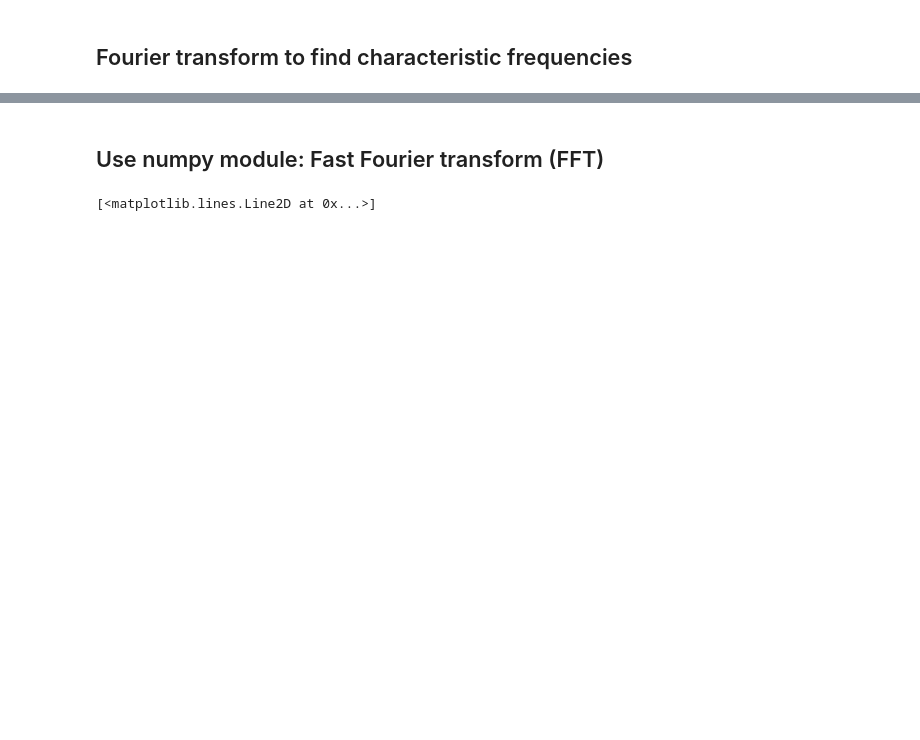
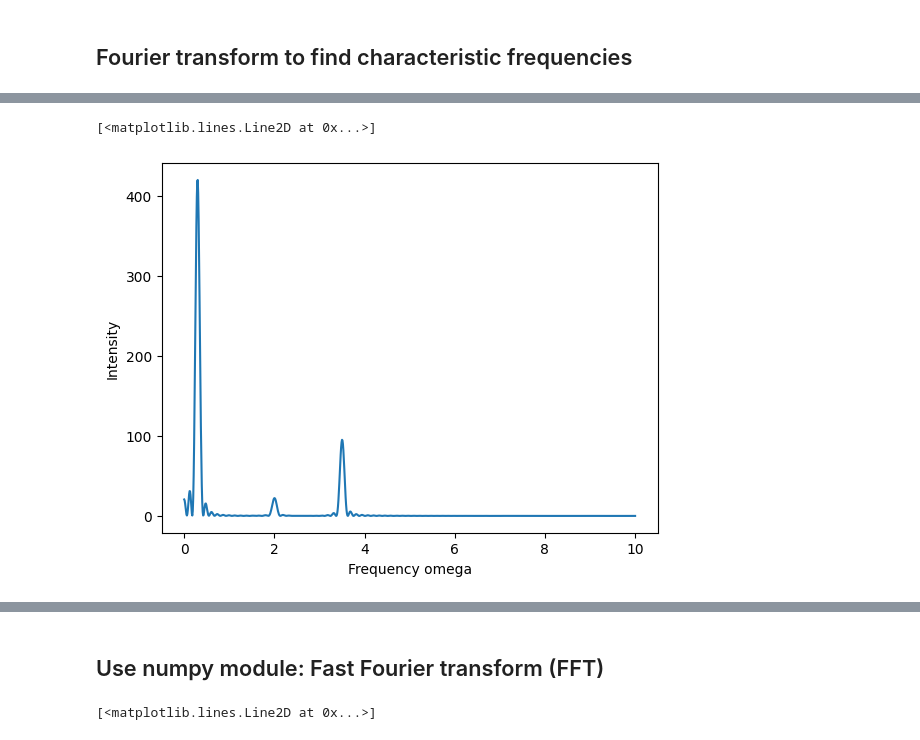
Before and after one commit to jpaguilarc99/PIML-EDP, a Jupyter notebook: computational_physics/Integrals/Fourier_Transform.ipynb, the cells around one changed output, grey strips where cells are left out. Cells and saved outputs as stored; diff of their text form; code cells hidden in the pictures; blank space fills up the shorter version.

```diff
--- a/computational_physics/Integrals/Fourier_Transform.ipynb
+++ b/computational_physics/Integrals/Fourier_Transform.ipynb
@@ -10,5 +9,5 @@ import matplotlib.pyplot as plt
 def integralTrapezoidal(data):
     a = 0
     for i in range( len(data[0]) - 1 ):
-        a = a + ( data[1,i+1] + data[1,i] ) / 2 * ( data[0,i+1] - data[0, i] )
+        a += ( data[1,i+1] + data[1,i] ) / 2 * ( data[0,i+1] - data[0, i] )
     return a
@@ -20,0 +47,14 @@ def integralTrapezoidal(data):
+# %%
+ft = np.array(
+    [[om,
+    integralTrapezoidal( np.array([tList, 1/np.sqrt(2*np.pi) * yList * np.exp(1j*om*tList)]) )] for om in np.linspace(0, 10, 1001)
+    ]
+)
+# %%
+plt.xlabel('Frequency omega')
+plt.ylabel('Intensity')
+
+plt.plot(ft[:, 0].real, abs(ft[:, 1])**2)
+# %% [output]
+[<matplotlib.lines.Line2D at 0x...>]
+[figure, added]
```
Also changed, not shown: parts of 9 cells of this notebook, 1 other file.
